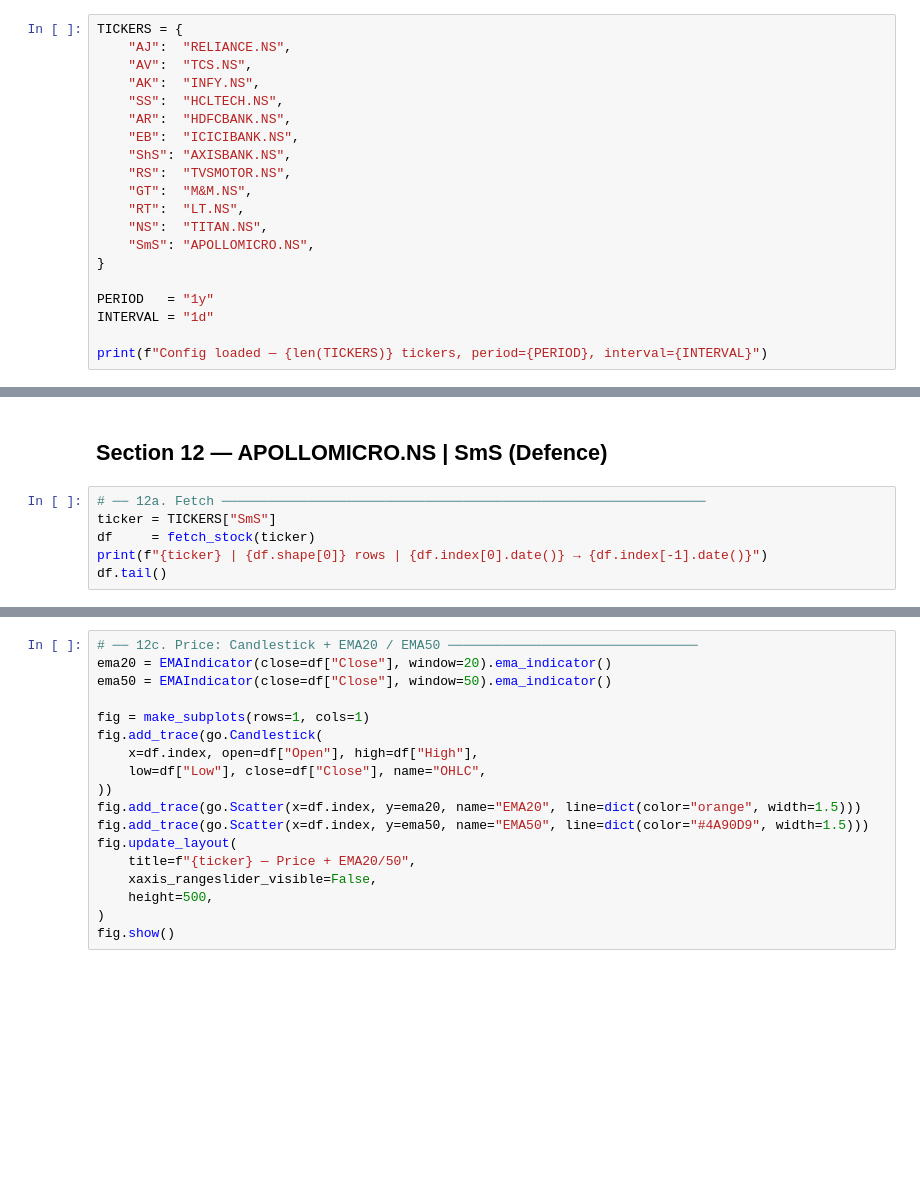
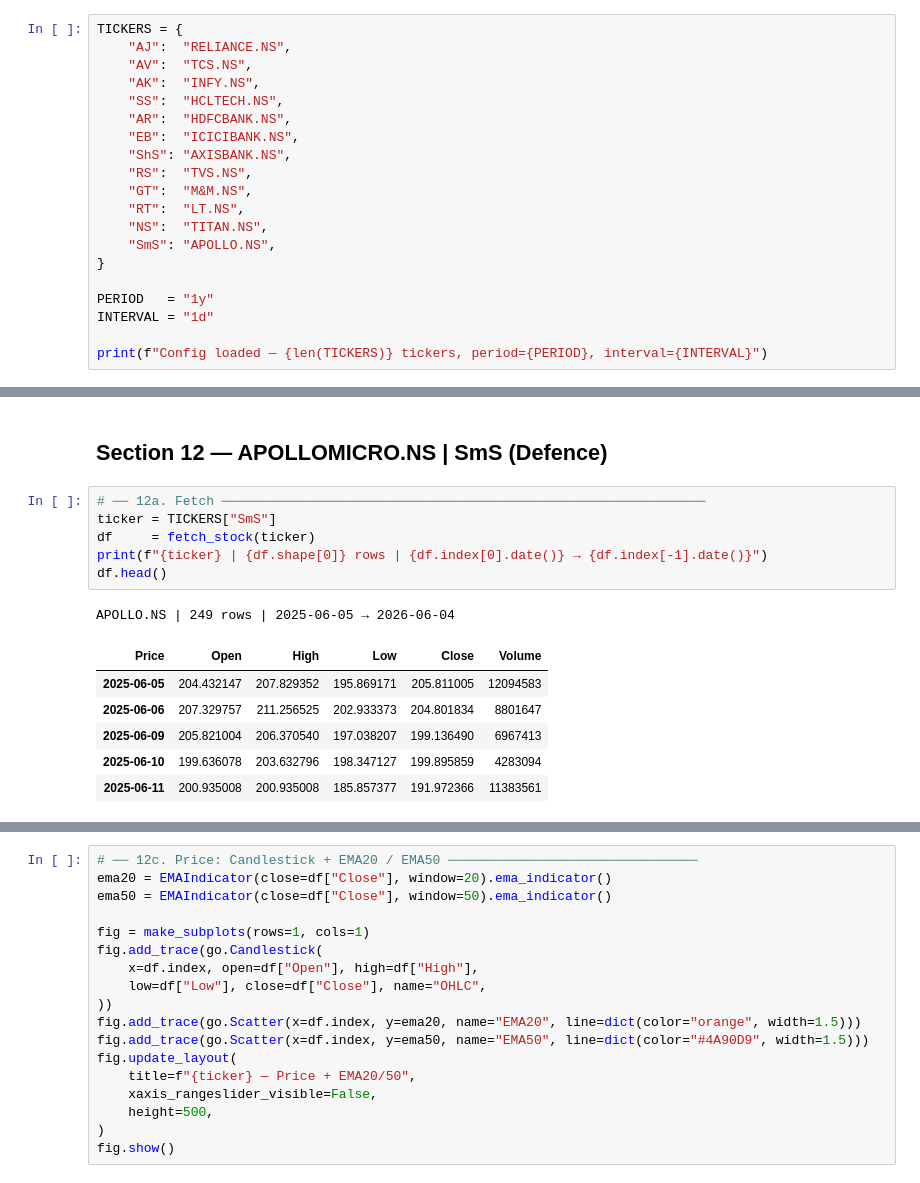
Before and after one commit to Quant-IQ/quantiq, a Jupyter notebook: notebooks/market_analysis.ipynb, the cells around one changed output, grey strips where cells are left out. Cells and saved outputs as stored; diff of their text form; blank space fills up the shorter version.

```diff
--- a/notebooks/market_analysis.ipynb
+++ b/notebooks/market_analysis.ipynb
@@ -63,11 +60,11 @@ TICKERS = {
     "AR":  "HDFCBANK.NS",
     "EB":  "ICICIBANK.NS",
     "ShS": "AXISBANK.NS",
-    "RS":  "TVSMOTOR.NS",
+    "RS":  "TVS.NS",
     "GT":  "M&M.NS",
     "RT":  "LT.NS",
     "NS":  "TITAN.NS",
-    "SmS": "APOLLOMICRO.NS",
+    "SmS": "APOLLO.NS",
 }
 
 PERIOD   = "1y"
@@ -1196,9 +1222,17 @@ _TODO (NS): Write 3–5 paragraphs on what the technical and fundamental data re
 # %%
 # ── 12a. Fetch ──────────────────────────────────────────────────────────────
 ticker = TICKERS["SmS"]
 df     = fetch_stock(ticker)
 print(f"{ticker} | {df.shape[0]} rows | {df.index[0].date()} → {df.index[-1].date()}")
-df.tail()
+df.head()
+# %% [output]
+APOLLO.NS | 249 rows | 2025-06-05 → 2026-06-04
+| Price | Open | High | Low | Close | Volume |
+| 2025-06-05 | 204.432147 | 207.829352 | 195.869171 | 205.811005 | 12094583 |
+| 2025-06-06 | 207.329757 | 211.256525 | 202.933373 | 204.801834 | 8801647 |
+| 2025-06-09 | 205.821004 | 206.370540 | 197.038207 | 199.136490 | 6967413 |
+| 2025-06-10 | 199.636078 | 203.632796 | 198.347127 | 199.895859 | 4283094 |
+| 2025-06-11 | 200.935008 | 200.935008 | 185.857377 | 191.972366 | 11383561 |
 # %%
 # ── 12b. Summary Statistics ──────────────────────────────────────────────────
 print(f"Shape     : {df.shape}")
```
Also changed, not shown: parts of 55 cells of this notebook.
